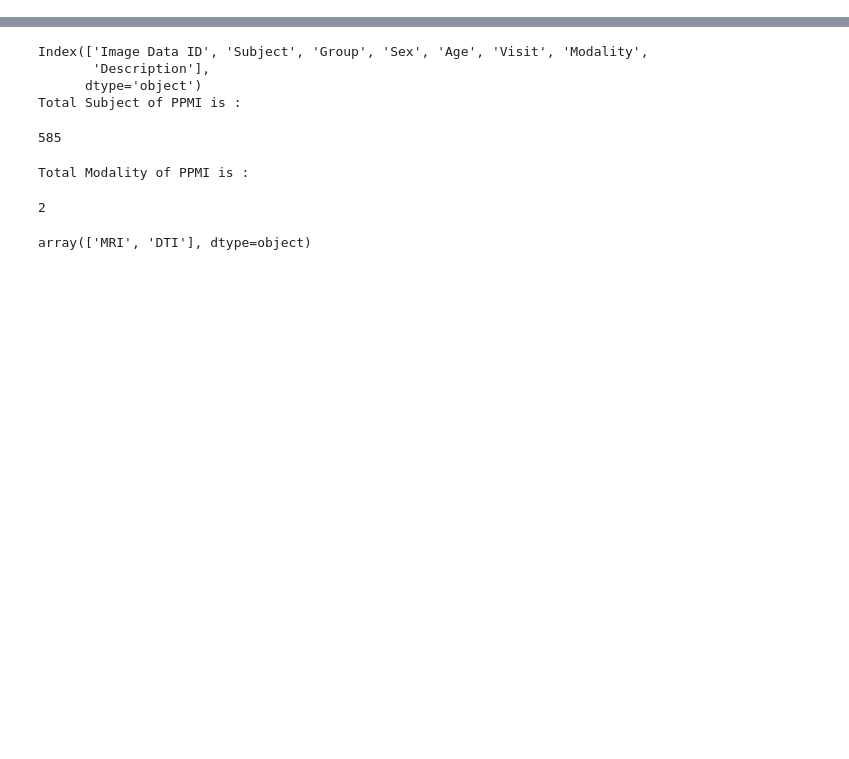
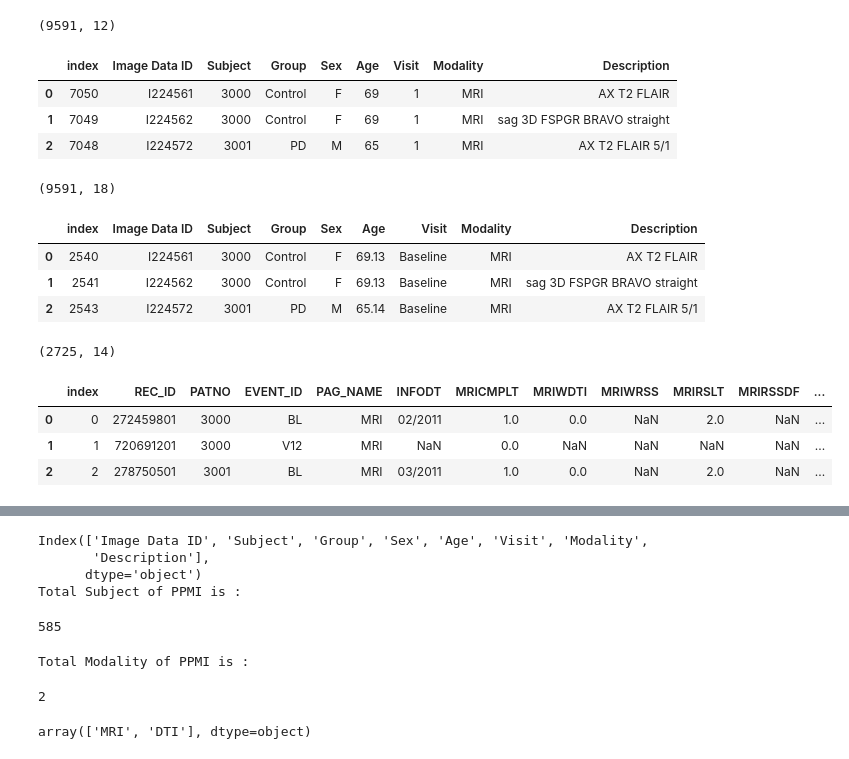
Before and after one commit to nipoppy/nipoppy, a Jupyter notebook: workflow/validation/validation_report.ipynb, the cells around one changed output, grey strips where cells are left out. Drawn from its saved outputs; the diff is of its cells as text; code cells hidden in the pictures; blank space fills up the shorter version.

Commit message:
update validations scripts for imaging download table and meta data.

```diff
--- a/workflow/validation/validation_report.ipynb
+++ b/workflow/validation/validation_report.ipynb
@@ -7,19 +17,14 @@
 # %%
 from pathlib import Path
-import nipype.interfaces.io as nio
 import pandas as pd
 
 #PATH
-main_dir = Path("/scratch/mr_proc")
-tmp_dir  = Path("/scratch/0tmp")
-out_dir  = Path("/scratch/output")
-data_dir = main_dir / 'tab_data'
+tmp_dir  = Path("/scratch/0tmp") # For privacy, all the PPMI data are stored here locally.
+main_dir = Path("/scratch/mr_proc/metadata") # The main GitRepo meta data dir
 
-#ppmi_dcm_file = data_dir / 'ppmi_dicomInfo.tsv'           # Inormation from dicom headers.
-ppmi_dl_file  = data_dir / 'PPMI_3T_sdMRI_3_07_2022.csv'  # Inormation from download database.
-
-# Read table
-#ppmi_dcm_data = pd.read_csv(ppmi_dcm_file, sep='\t')
-ppmi_dl_data  = pd.read_csv(ppmi_dl_file, sep=',')
-ppmi_col_sel = ['Image Data ID', 'Subject', 'Group', 'Sex', 'Age', 'Visit', 'Modality', 'Description']
-ppmi_dl_data = ppmi_dl_data.loc[:, ppmi_col_sel].copy()
+dl_tab_file = main_dir / "PPMI_all_7_18_2022.csv" # The info table accompanied the images download
+meta_dir = tmp_dir / "PPMI"                       # The unzipped meta data folder accompanied the images download
+metadata_file =  main_dir / "PPMI_all_7_18_2022_metadata.csv"    # The extracted meta data from the above folder.
+#
+study_dir = tmp_dir / "study_data"           # The tabular files downloaded from the "Study data" cetegory.
+study_file = study_dir / "Magnetic_Resonance_Imaging__MRI_.csv" # The exact file with information of MRI images, No imaging ID specified
@@ -25,0 +117,40 @@ ppmi_dl_data = ppmi_dl_data.loc[:, ppmi_col_sel].copy()
+# %%
+# Prerocessing of the downloading tab
+
+ppmi_col_sel = ['Image Data ID', 'Subject', 'Group', 'Sex', 'Age', 'Visit', 'Modality', 'Description']
+# Read table
+ppmi_dl_df  = pd.read_csv(dl_tab_file, sep=',')
+print(ppmi_dl_df.shape)
+ppmi_dl_df = ppmi_dl_df.loc[:, ppmi_col_sel]
+ppmi_dl_df=ppmi_dl_df.sort_values(by="Subject").reset_index()
+
+display(ppmi_dl_df.loc[:2,:])
+
+# Prerocessing of the meta data info
+ppmi_metadata_df = pd.read_csv(metadata_file, sep=',')
+print(ppmi_metadata_df.shape)
+ppmi_metadata_df = ppmi_metadata_df.loc[:, ppmi_col_sel]
+ppmi_metadata_df.loc[:,'Image Data ID'] = ppmi_metadata_df.loc[:,'Image Data ID'].apply(lambda x: 'I'+str(x))
+ppmi_metadata_df=ppmi_metadata_df.sort_values(by="Subject").reset_index()
+display(ppmi_metadata_df.loc[:2,:])
+
+# Prerocessing of the study data info
+ppmi_study_df  = pd.read_csv(study_file, sep=',')
+print(ppmi_study_df.shape)
+display(ppmi_study_df.sort_values(by='PATNO').reset_index().loc[:2,:])
+# %% [output]
+(9591, 12)
+|  | index | Image Data ID | Subject | Group | Sex | Age | Visit | Modality | Description |
+| 0 | 7050 | I224561 | 3000 | Control | F | 69 | 1 | MRI | AX T2 FLAIR |
+| 1 | 7049 | I224562 | 3000 | Control | F | 69 | 1 | MRI | sag 3D FSPGR BRAVO straight |
+| 2 | 7048 | I224572 | 3001 | PD | M | 65 | 1 | MRI | AX T2 FLAIR 5/1 |
+(9591, 18)
+|  | index | Image Data ID | Subject | Group | Sex | Age | Visit | Modality | Description |
+| 0 | 2540 | I224561 | 3000 | Control | F | 69.13 | Baseline | MRI | AX T2 FLAIR |
+| 1 | 2541 | I224562 | 3000 | Control | F | 69.13 | Baseline | MRI | sag 3D FSPGR BRAVO straight |
+| 2 | 2543 | I224572 | 3001 | PD | M | 65.14 | Baseline | MRI | AX T2 FLAIR 5/1 |
+(2725, 14)
+|  | index | REC_ID | PATNO | EVENT_ID | PAG_NAME | INFODT | MRICMPLT | MRIWDTI | MRIWRSS | MRIRSLT | MRIRSSDF | ... |
+| 0 | 0 | 272459801 | 3000 | BL | MRI | 02/2011 | 1.0 | 0.0 | NaN | 2.0 | NaN | ... |
+| 1 | 1 | 720691201 | 3000 | V12 | MRI | NaN | 0.0 | NaN | NaN | NaN | NaN | ... |
+| 2 | 2 | 278750501 | 3001 | BL | MRI | 03/2011 | 1.0 | 0.0 | NaN | 2.0 | NaN | ... |
```
Also changed, not shown: parts of 12 cells of this notebook, 4 other files.
